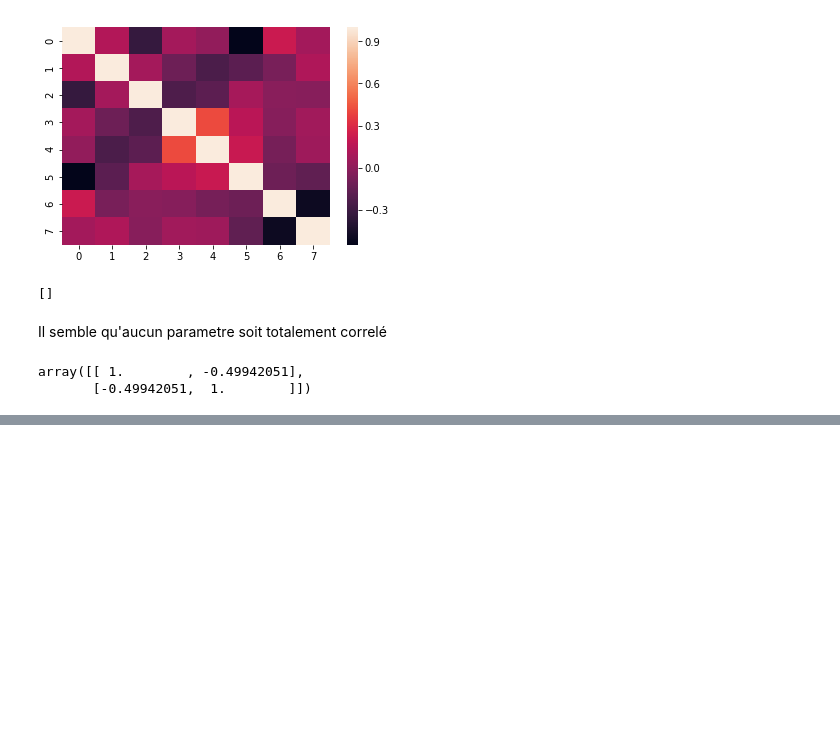
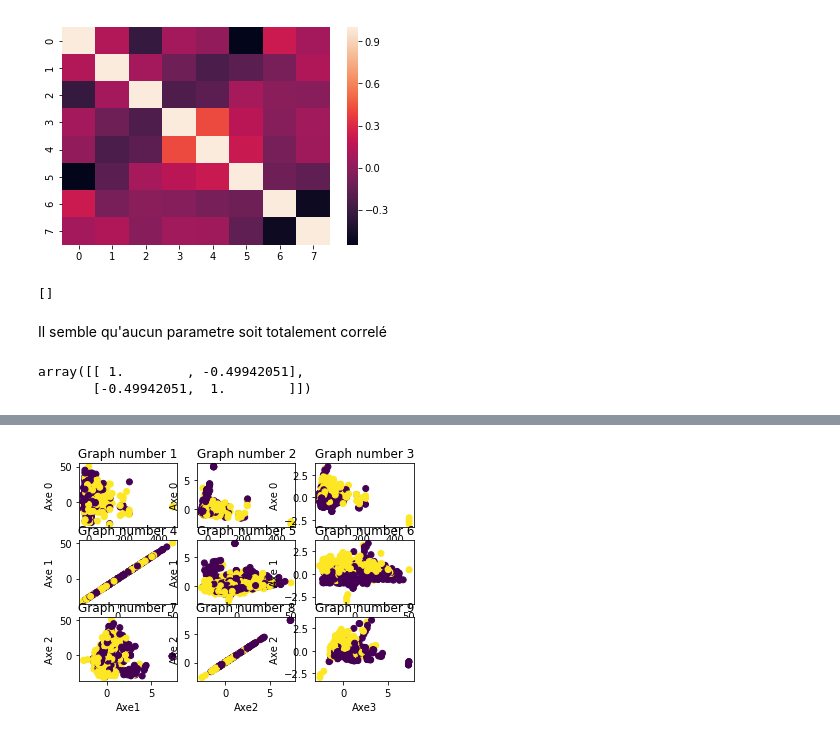
Before and after one commit to ppecheux/Study-on-Titatnic-dataset, a Jupyter notebook: dataset-2-classification.ipynb, the cells around one changed output, grey strips where cells are left out. Cells and saved outputs as stored; diff of their text form; code cells hidden in the pictures; blank space fills up the shorter version.

```diff
--- a/dataset-2-classification.ipynb
+++ b/dataset-2-classification.ipynb
@@ -147,0 +166,21 @@ array([[ 1.        , -0.49942051],
+# %%
+final_data_pca=val.fit_transform(final_data)
+# %%
+nrows=3
+ncols=3
+# Regardez la doc string de plt.subplot !
+
+# les index se calculent comme ça
+# 1 2 3
+# 4 5 6
+# 7 8 9
+for i in range(nrows):
+    for j in range(1,ncols+1):
+        index = i*nrows+j
+        plt.subplot(nrows, ncols,index)
+        plt.scatter(final_data_pca[:,i], final_data_pca[:,j],c=y)
+        plt.title(f"Graph number {index}")
+        plt.xlabel(f"Axe{j}")
+        plt.ylabel(f"Axe {i}")
+# %% [output]
+[figure, added]
```
Also changed, not shown: parts of 8 cells of this notebook.
